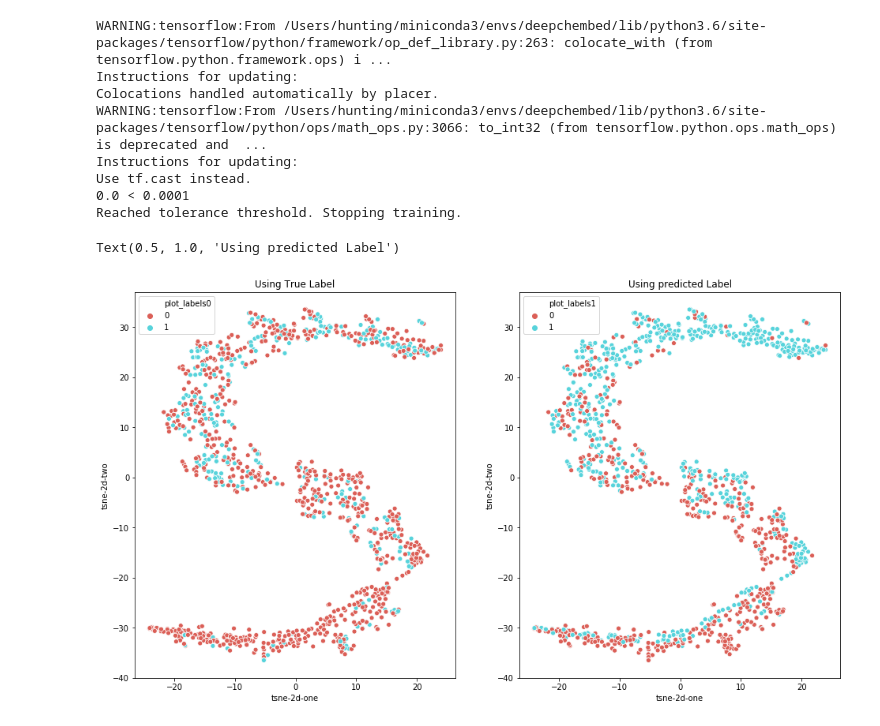
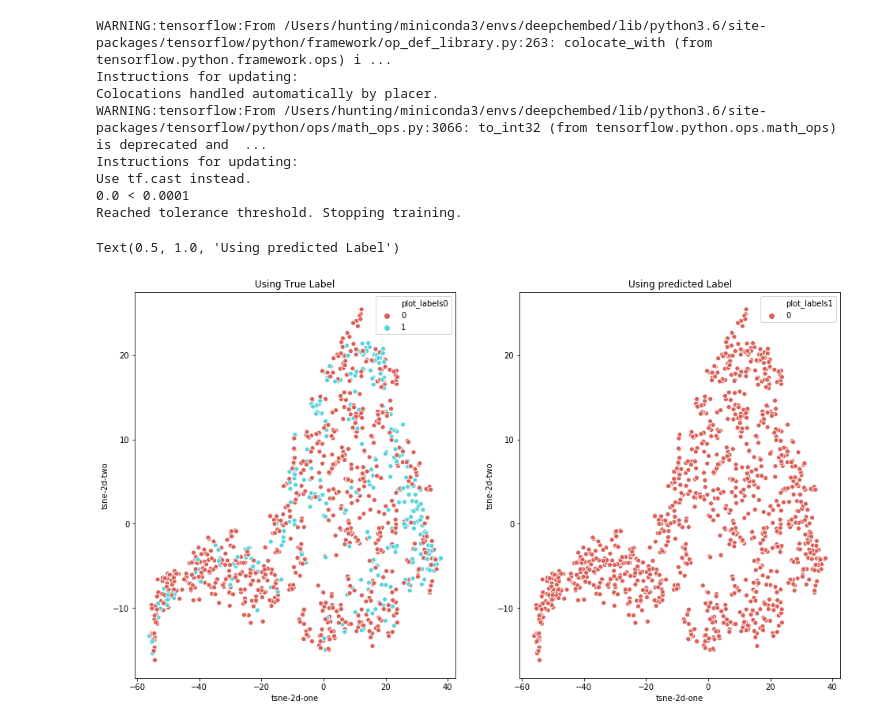
Before and after one commit to chembed/DeepChEmbed, a Jupyter notebook: deepchembed/tutorials/visualization_tsne.ipynb, the cells around one changed output. Saved outputs shown, nothing was run; the diff lists cells and outputs as text; code cells hidden in the pictures.

```diff
--- a/deepchembed/tutorials/visualization_tsne.ipynb
+++ b/deepchembed/tutorials/visualization_tsne.ipynb
@@ -66,9 +66,8 @@ utilities.tsne_2d_visulization(input_feat=norm_feat_float,
 autoencoder_dims = [68,45,20]
 dce = DCE(autoencoder_dims, n_clusters=2, update_interval=50)
 dce.build_model()
-[y_pred, loss, delta_label] = dce.train_model(selected_float_feat.values,clustering_loss='kld',
-                                              training_prints=False,
-                                              decoder_loss='mse', clustering_loss_weight=0.5)
+loss = dce.train_model(selected_float_feat.values,clustering_loss='kld',
+                       verbose=0, decoder_loss='mse', clustering_loss_weight=0.5)
 # %% [output]
 WARNING:tensorflow:From /Users/hunting/miniconda3/envs/deepchembed/lib/python3.6/site-packages/tensorflow/python/framework/op_def_library.py:263: colocate_with (from tensorflow.python.framework.ops) i ...
 Instructions for updating:
@@ -84,14 +83,15 @@ encoder = Model(inputs=dce.model.input,
                 outputs=dce.model.get_layer(name='embedding_layer').output)
 
 hidden_feat = encoder.predict(selected_float_feat.values)
+q , _ = dce.model.predict(selected_float_feat.values)
+y_pred = q.argmax(1)
 # %%
 fig, ax=plt.subplots(1,2, figsize=(16,9))
 utilities.tsne_2d_visulization(input_feat=hidden_feat,
                                plot_labels=[true_label_biclass, y_pred],
-                               verbose=0,
-                               ax=ax)
+                               verbose=0,ax=ax)
 ax[0].set_title('Using True Label')
 ax[1].set_title('Using predicted Label')
 # %% [output]
 Text(0.5, 1.0, 'Using predicted Label')
-[figure, old version]
+[figure, new version]
```
Also changed, not shown: parts of 5 cells of this notebook, 4 other files.
